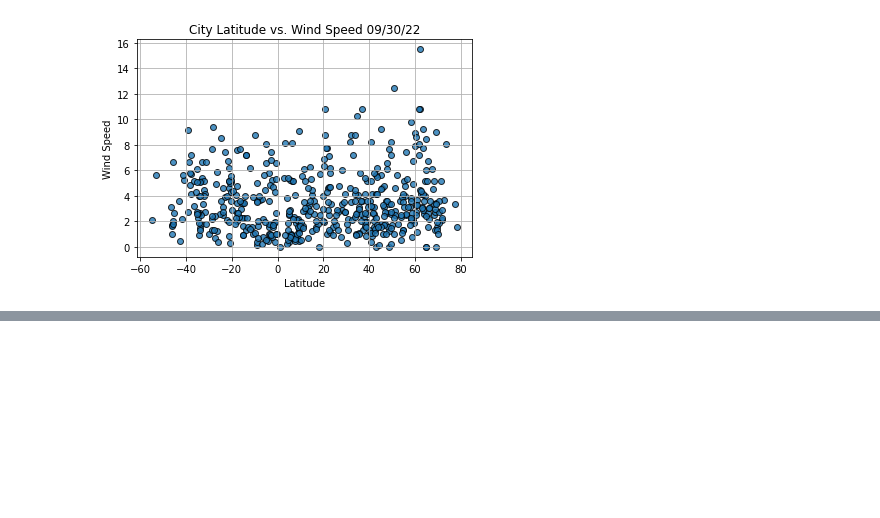
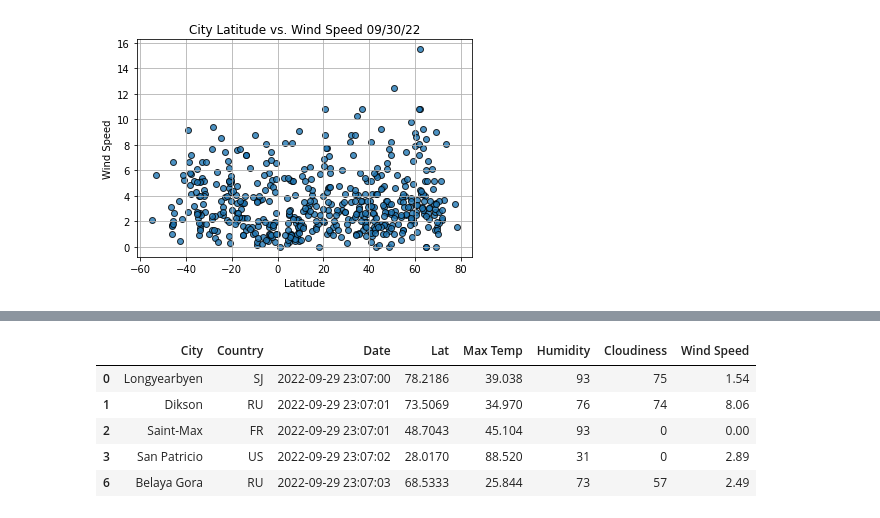
Before and after one commit to rachelc313/World_Weather_Analysis, a Jupyter notebook: WeatherPy.ipynb, the cells around one changed output, grey strips where cells are left out. Saved outputs shown, nothing was run; the diff lists cells and outputs as text; code cells hidden in the pictures; blank space fills up the shorter version.

```diff
--- a/WeatherPy.ipynb
+++ b/WeatherPy.ipynb
@@ -303,0 +344,9 @@ plt.show()
+# %%
+city_data_df.loc[(city_data_df["Lat"] >= 0)].head()
+# %% [output]
+|  | City | Country | Date | Lat | Max Temp | Humidity | Cloudiness | Wind Speed |
+| 0 | Longyearbyen | SJ | 2022-09-29 23:07:00 | 78.2186 | 39.038 | 93 | 75 | 1.54 |
+| 1 | Dikson | RU | 2022-09-29 23:07:01 | 73.5069 | 34.970 | 76 | 74 | 8.06 |
+| 2 | Saint-Max | FR | 2022-09-29 23:07:01 | 48.7043 | 45.104 | 93 | 0 | 0.00 |
+| 3 | San Patricio | US | 2022-09-29 23:07:02 | 28.0170 | 88.520 | 31 | 0 | 2.89 |
+| 6 | Belaya Gora | RU | 2022-09-29 23:07:03 | 68.5333 | 25.844 | 73 | 57 | 2.49 |
```
Also changed, not shown: parts of 5 cells of this notebook, 1 other file.
